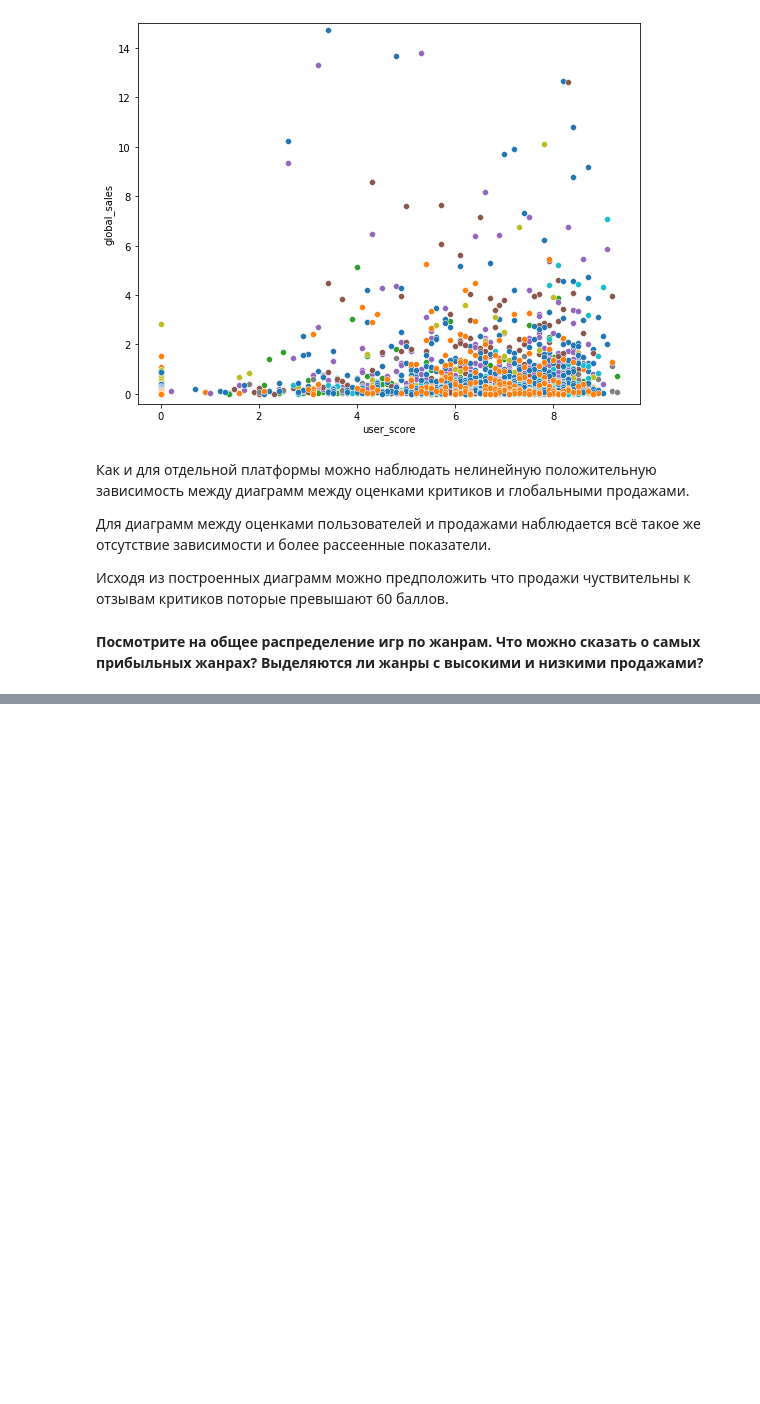
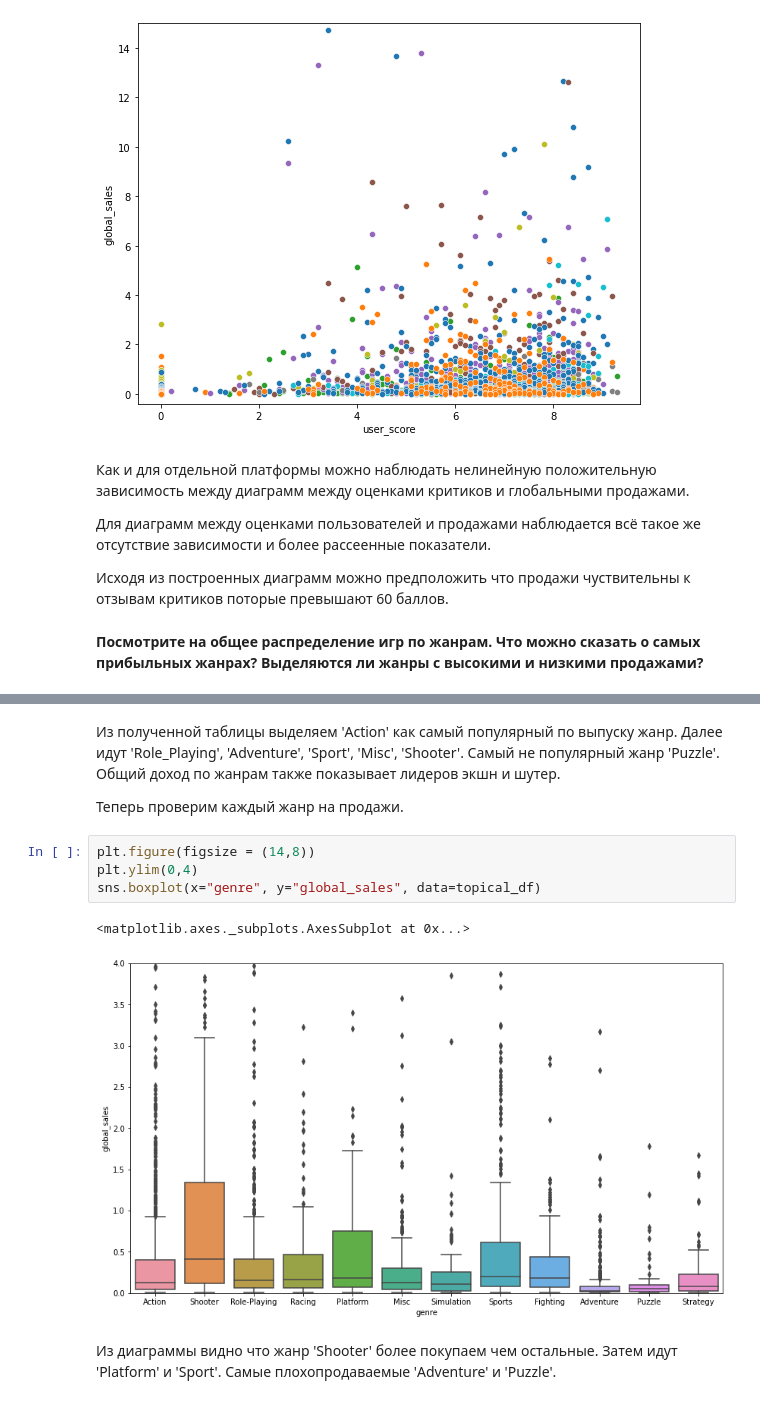
Before and after one commit to kozyreviva/Data_Science, a Jupyter notebook: Сборный_проект_1_.ipynb, the cells around one changed output, grey strips where cells are left out. Cells and saved outputs as stored; diff of their text form; blank space fills up the shorter version.

```diff
--- a/Сборный_проект_1_.ipynb
+++ b/Сборный_проект_1_.ipynb
@@ -436,0 +527,14 @@ for name, group_df in topical_df.groupby("platform"):
+# %% [markdown]
+Из полученной таблицы выделяем 'Action' как самый популярный по выпуску жанр. Далее идут 'Role_Playing', 'Adventure', 'Sport', 'Misc', 'Shooter'.
+Самый не популярный жанр 'Puzzle'. Общий доход по жанрам также показывает лидеров экшн и шутер.
+
+Теперь проверим каждый жанр на продажи.
+# %%
+plt.figure(figsize = (14,8))
+plt.ylim(0,4)
+sns.boxplot(x="genre", y="global_sales", data=topical_df)
+# %% [output]
+<matplotlib.axes._subplots.AxesSubplot at 0x...>
+[figure, added]
+# %% [markdown]
+Из диаграммы видно что  жанр 'Shooter' более покупаем чем остальные. Затем идут 'Platform' и 'Sport'. Самые плохопродаваемые 'Adventure' и 'Puzzle'.
```
Also changed, not shown: parts of 91 cells of this notebook.
